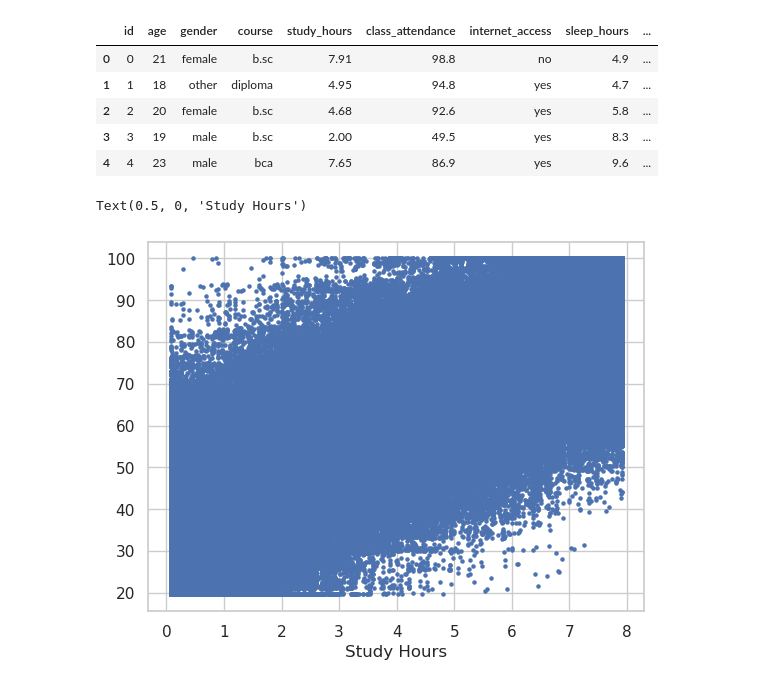
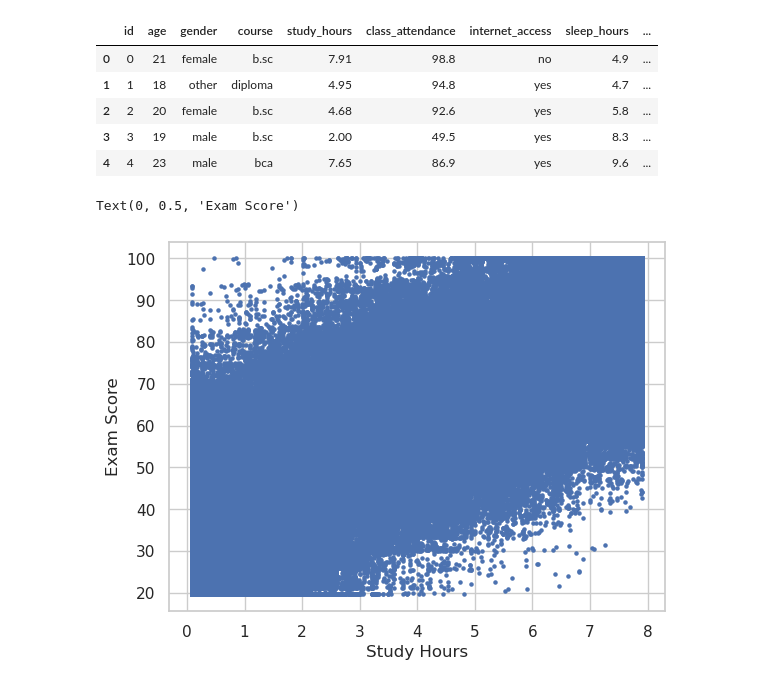
Before and after one commit to dkworks108/Predicting-Student-Test-Scores, a Jupyter notebook: notebook.ipynb, the cells around one changed output. Saved outputs shown, nothing was run; the diff lists cells and outputs as text; code cells hidden in the pictures.

```diff
--- a/notebook.ipynb
+++ b/notebook.ipynb
@@ -113,6 +113,7 @@ import matplotlib.pyplot as plt
 # %%
 plt.scatter(df_train['study_hours'], df_train['exam_score'], s=5)
 plt.xlabel('Study Hours')
+plt.ylabel('Exam Score')
 # %% [output]
-Text(0.5, 0, 'Study Hours')
+Text(0, 0.5, 'Exam Score')
-[figure, old version]
+[figure, new version]
```
